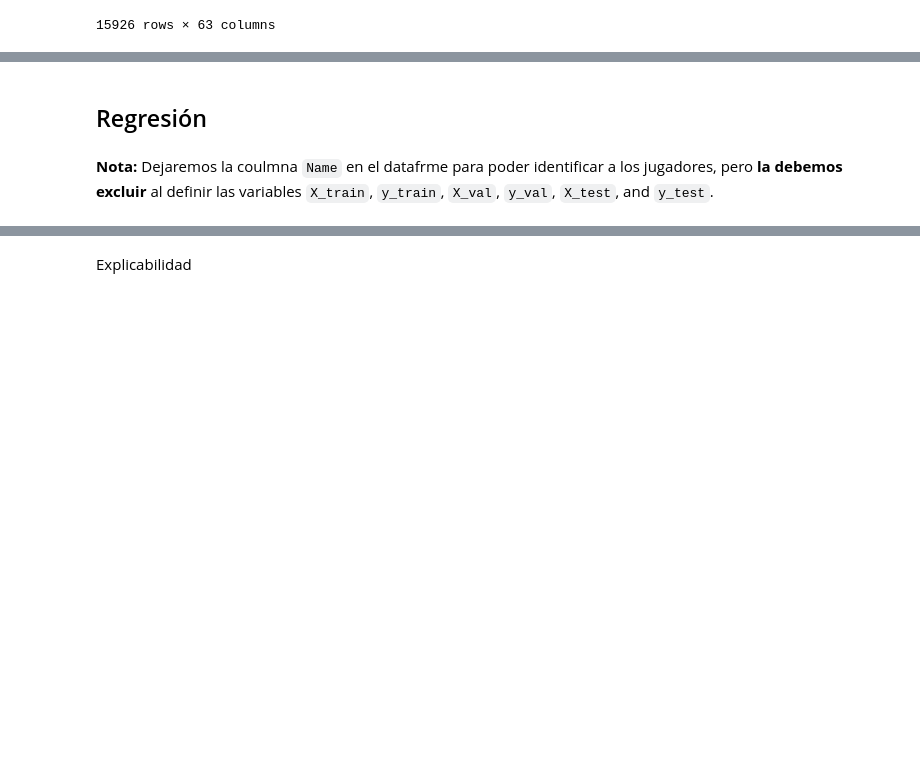
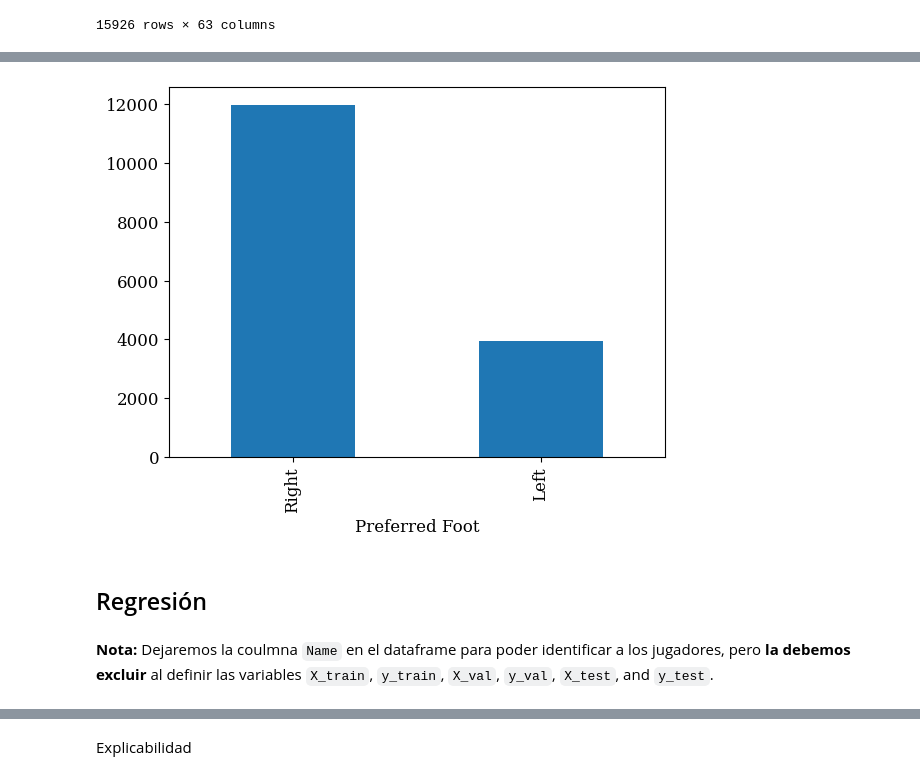
Before and after one commit to maestria-ds-eafit/MachineLearning, a Jupyter notebook: Talleres/1_Regresión_con_RF_y_GB.ipynb, the cells around one changed output, grey strips where cells are left out. Drawn from its saved outputs; the diff is of its cells as text; code cells hidden in the pictures; blank space fills up the shorter version.

```diff
--- a/Talleres/1_Regresión_con_RF_y_GB.ipynb
+++ b/Talleres/1_Regresión_con_RF_y_GB.ipynb
@@ -78,7 +82,9 @@ data.describe()
 # %%
 # Obtengamos la distribución de valores de la variable `Preferred Foot`:
 # tip: pandas function value_counts()
-### CÓDIGO AQUÍ ###
+data["Preferred Foot"].value_counts().plot(kind="bar");
+# %% [output]
+[figure, added]
 # %%
 # Dado que esta columna es categorica, debemos incluir en el Pipeline su transformación. Utilizaremos
 # codificación binaria
@@ -86,4 +95,4 @@ data.describe()
 # %% [markdown]
 ## Regresión
 # %% [markdown]
-**Nota:** Dejaremos la coulmna `Name` en el datafrme para poder identificar a los jugadores, pero **la debemos excluir** al definir las variables `X_train`, `y_train`, `X_val`, `y_val`, `X_test`, and `y_test`.
+**Nota:** Dejaremos la coulmna `Name` en el dataframe para poder identificar a los jugadores, pero **la debemos excluir** al definir las variables `X_train`, `y_train`, `X_val`, `y_val`, `X_test`, and `y_test`.
```
Also changed, not shown: parts of 15 cells of this notebook, 3 other files.
